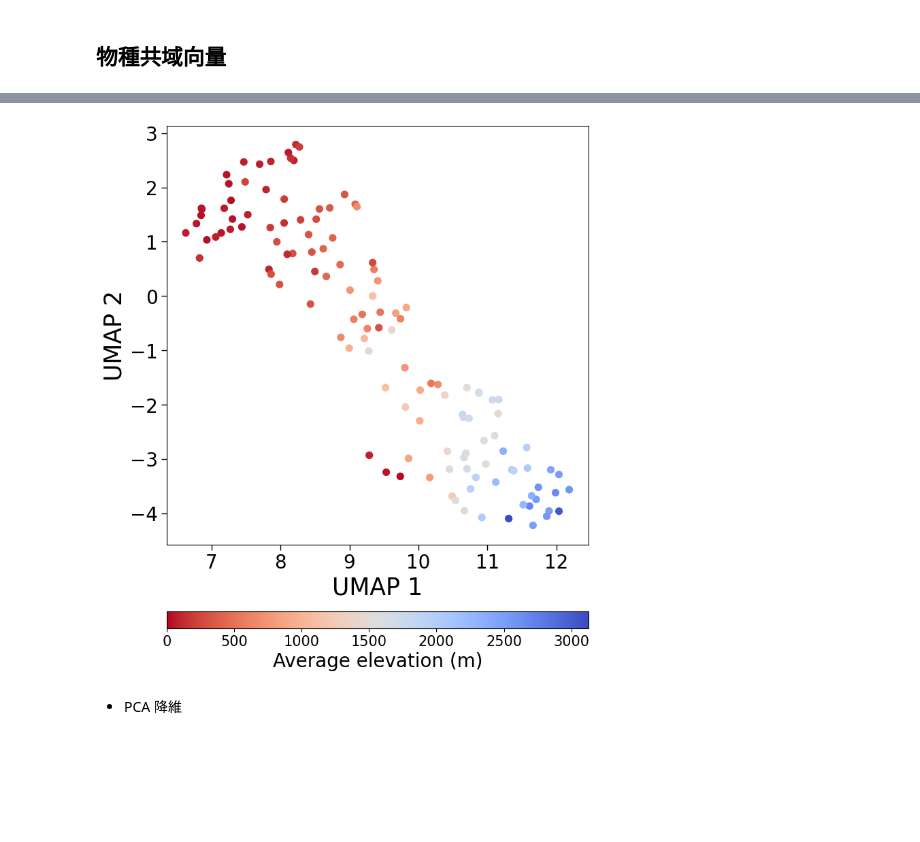
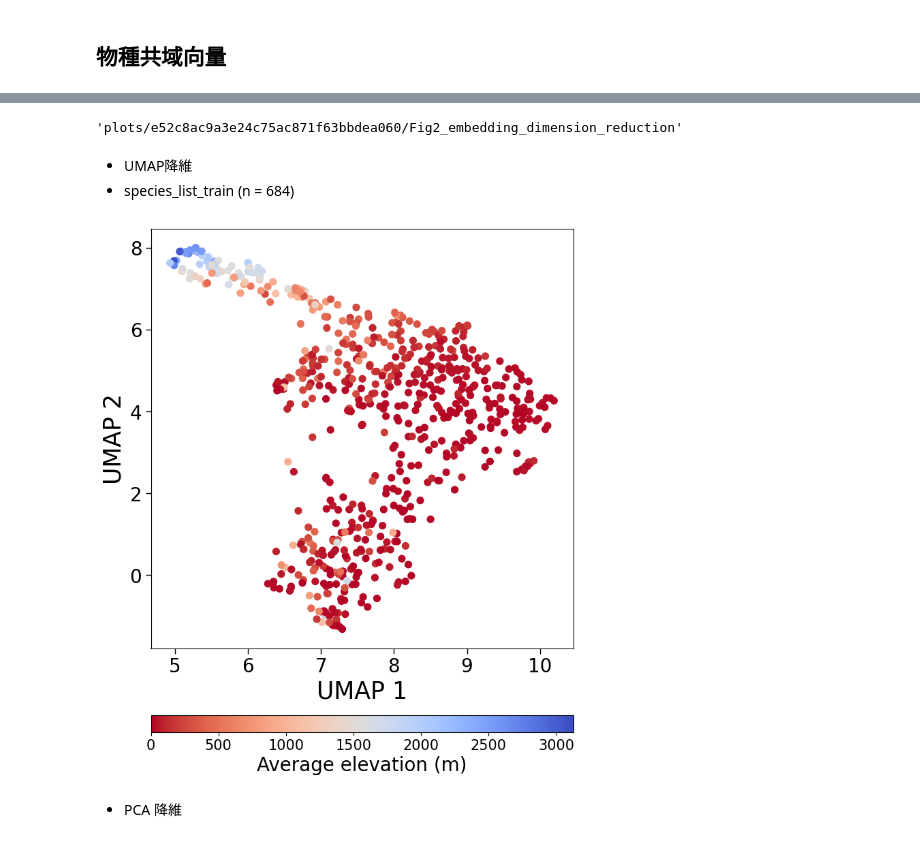
Before and after one commit to yuhinas/DeepSDM, a Jupyter notebook: Fig2_embedding_dimension_reduction.ipynb, the cells around one changed output, grey strips where cells are left out. Saved outputs shown, nothing was run; the diff lists cells and outputs as text; code cells hidden in the pictures; blank space fills up the shorter version.

Commit message:
First upload of codes used to plot results

```diff
--- a/Fig2_embedding_dimension_reduction.ipynb
+++ b/Fig2_embedding_dimension_reduction.ipynb
@@ -19,6 +19,18 @@ from scipy.stats import percentileofscore
 from sklearn.decomposition import PCA
 
 mpl.rcParams['pdf.fonttype'] = 42
+mpl.rcParams['font.size'] = 5         # 全域預設的文字大小
+mpl.rcParams['axes.labelsize'] = 7    # x, y 軸標籤 (label) 的文字大小
+mpl.rcParams['xtick.labelsize'] = 5    # x 軸刻度 (tick) 的文字大小
+mpl.rcParams['ytick.labelsize'] = 5   # y 軸刻度 (tick) 的文字大小
+mpl.rcParams['legend.fontsize'] = 5
+mpl.rcParams['axes.linewidth'] = 0.5
+mpl.rcParams['ytick.major.width'] = 0.5
+mpl.rcParams['xtick.major.width'] = 0.5
+mpl.rcParams['xtick.major.size'] = 2.5
+mpl.rcParams['ytick.major.size'] = 2.5
+mpl.rcParams['font.family'] = 'sans-serif'
+mpl.rcParams['font.sans-serif'] = ['Arial']
 # %%
 def create_folder(file_path):
     if not os.path.exists(file_path):
@@ -107,6 +122,7 @@ plot_path_embedding_dimension_reduction = os.path.join('plots', run_id, 'Fig2_em
 create_folder(plot_path_embedding_dimension_reduction)
 # %%
 species_list_train = sorted(DeepSDM_conf.training_conf['species_list_train'])
+species_list_all = sorted(list(coocc_vector.keys()))
 
 date_list_predict = DeepSDM_conf.training_conf['date_list_predict']
 date_list_train = DeepSDM_conf.training_conf['date_list_train']
@@ -125,7 +141,7 @@ with rasterio.open(elev_path, 'r') as f:
     elev_rst = f.read(1)  # 海拔數據
 
 # 為每個物種計算平均海拔
-for i, sp in enumerate(species_list_train):
+for i, sp in enumerate(species_list_all):
     print(f'{i} {sp}\r', end = '')
     # 過濾出當前物種的出現記錄
     occ_sp = species_occ[species_occ.species == sp]
@@ -201,10 +247,17 @@ df_vec = pd.DataFrame(vec)
+# %%
+plot_path_embedding_dimension_reduction
+# %% [output]
+'plots/e52c8ac9a3e24c75ac871f63bbdea060/Fig2_embedding_dimension_reduction'
+# %% [markdown]
+ - UMAP降維
+ - species_list_train (n = 684)
 # %%
 n_clusters= 3
-reducer = umap.UMAP(n_neighbors =  22, n_components=2, random_state=42, n_jobs = 1)
-embedding_umap = reducer.fit_transform(df_vec.values)
+reducer = umap.UMAP(n_neighbors =  100, n_components=2, random_state=42, n_jobs = 1)
+embedding_umap = reducer.fit_transform(df_vec_all.values)
 
-embedding_kmeans_fun = KMeans(n_clusters = n_clusters, random_state = 42, n_init = 'auto')
-embedding_kmeans_result = embedding_kmeans_fun.fit(df_vec.values)
+# embedding_kmeans_fun = KMeans(n_clusters = n_clusters, random_state = 42, n_init = 'auto')
+# embedding_kmeans_result = embedding_kmeans_fun.fit(df_vec_all.values)
 
 # 建立圖形
 fig = plt.figure(figsize=(8, 8))
@@ -212,39 +265,39 @@ ax = plt.subplot()
 
 
 # 提取 elev_info 對應於 species_list_train 中的有效值
-elev_values = [species_avg_elevation[sp] for sp in species_list_train]
-umap_values = [embedding_umap[i] for i, sp in enumerate(species_list_train)]
+elev_values = [species_avg_elevation[sp] for sp in species_list_all]
+umap_values = [embedding_umap[i] for i, sp in enumerate(species_list_all)]
 
 umap_values = np.array(umap_values)  # 轉換成 numpy 陣列
 
 # 繪製散布圖
 ax_scatter = ax.scatter(umap_values[:, 0], umap_values[:, 1], c=elev_values, cmap='coolwarm_r', s=50, vmin = 0)
 # for sp in ['Carpodacus_formosanus', 'Trochalopteron_morrisonianum', 'Yuhina_brunneiceps', 'Psilopogon_nuchalis', 'Liocichla_steerii']:
 #     idx = species_list_train.index(sp)
 #     ax.scatter(umap_values[idx, 0], umap_values[idx, 1], color = 'black')
 
 # 設置標籤和格式
 ax.set_xlabel('UMAP 1', fontsize=25)
 ax.set_ylabel('UMAP 2', fontsize=25)
 ax.tick_params(axis='both', which='both', length=6, width=1)  # 調整長度和寬度
 ax.tick_params(axis='both', labelsize=20)  # 設置 x 軸刻度標籤字體大小
 ax_pos = ax.get_position()
 cbar_ax = fig.add_axes([ax_pos.x0,
                         ax_pos.y0 - ax_pos.height*0.2,
                         ax_pos.width*1,
                         ax_pos.height*0.04])
 cbar = fig.colorbar(ax_scatter, ax = ax, orientation='horizontal', cax = cbar_ax)
 cbar.ax.tick_params(labelsize=15)  # 調整刻度標籤字體大小
 cbar.set_label('Average elevation (m)', fontsize = 20)
 
 # xticks = [3,4,5,6]
 # ax.set_xticks(np.array(xticks))
 
-plt.savefig(os.path.join(plot_path_embedding_dimension_reduction, 'embedding_umap_elev.pdf'), dpi=200,  bbox_inches='tight', transparent = True)
+# plt.savefig(os.path.join(plot_path_embedding_dimension_reduction, 'embedding_umap_elev.pdf'), dpi=200,  bbox_inches='tight', transparent = True)
 
 # plt.show()
 # %% [output]
-[figure, old version]
+[figure, new version]
 # %% [markdown]
  - PCA 降維
 # %%
```
Also changed, not shown: parts of 6 cells of this notebook, 12 other files.
